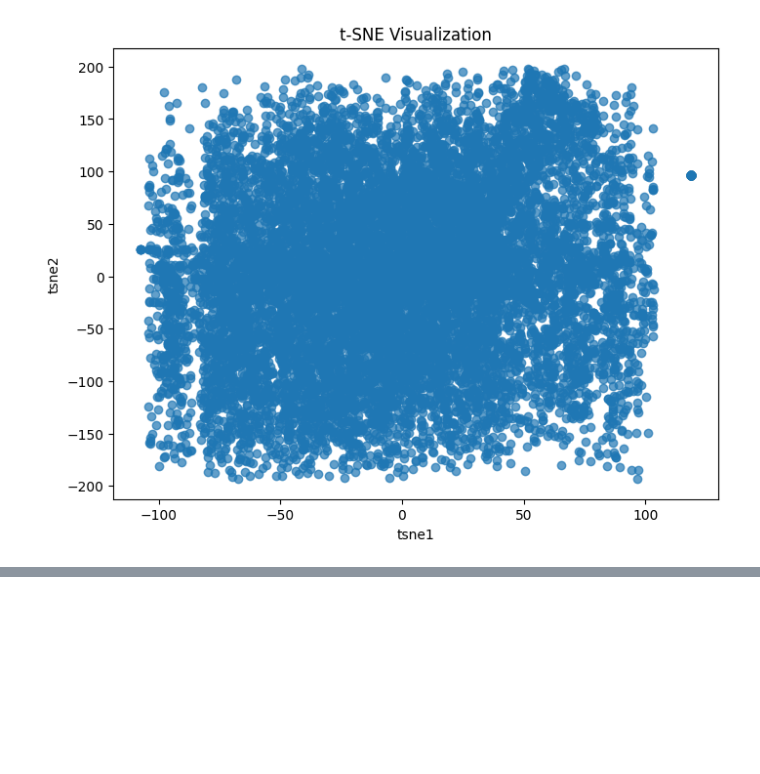
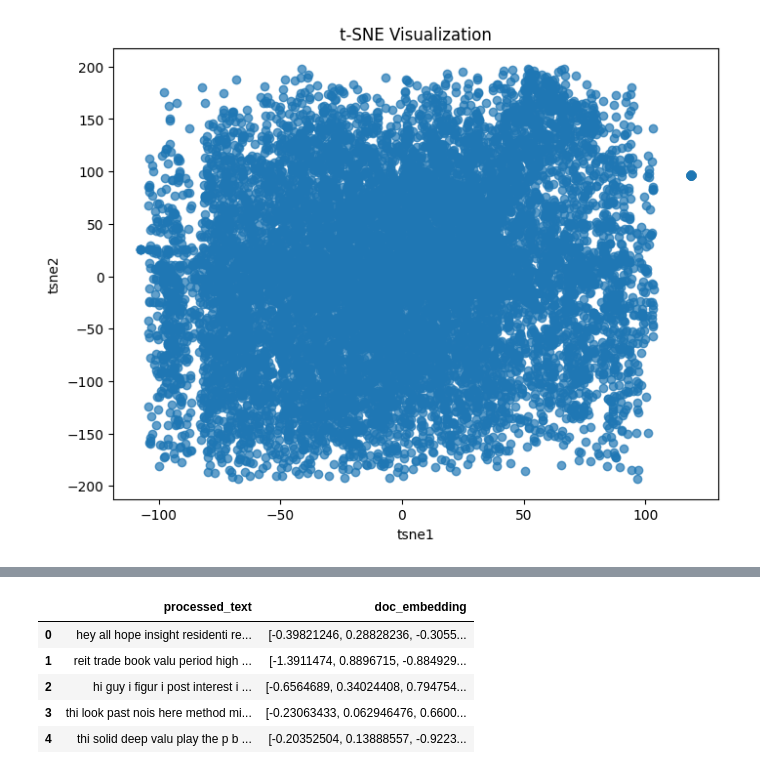
Before and after one commit to AlexIvlev/analytics_platform, a Jupyter notebook: notebooks/eda/YP_2024_Reddit_dataset_EDA.ipynb, the cells around one changed output, grey strips where cells are left out. Saved outputs shown, nothing was run; the diff lists cells and outputs as text; code cells hidden in the pictures; blank space fills up the shorter version.

Commit message:
Add Doc2Vec embeddings

```diff
--- a/notebooks/eda/YP_2024_Reddit_dataset_EDA.ipynb
+++ b/notebooks/eda/YP_2024_Reddit_dataset_EDA.ipynb
@@ -391,0 +401,8 @@ plt.show()
+# %%
+tagged_data = [TaggedDocument(words=text.split(), tags=[doc_id]) for text, doc_id in zip(df['processed_text'], df['id'])]
+# %%
+model = Doc2Vec(vector_size=100, window=5, min_count=2, workers=4, epochs=40)
+
+model.build_vocab(tagged_data)
+
+model.train(tagged_data, total_examples=model.corpus_count, epochs=model.epochs)
@@ -391,0 +418,10 @@ plt.show()
+# %%
+df['doc_embedding'] = df['id'].map(lambda x: model.dv[str(x)])
+df[['processed_text', 'doc_embedding']].head()
+# %% [output]
+|  | processed_text | doc_embedding |
+| 0 | hey all hope insight residenti re... | [-0.39821246, 0.28828236, -0.3055... |
+| 1 | reit trade book valu period high ... | [-1.3911474, 0.8896715, -0.884929... |
+| 2 | hi guy i figur i post interest i ... | [-0.6564689, 0.34024408, 0.794754... |
+| 3 | thi look past nois here method mi... | [-0.23063433, 0.062946476, 0.6600... |
+| 4 | thi solid deep valu play the p b ... | [-0.20352504, 0.13888557, -0.9223... |
```
Also changed, not shown: parts of 5 cells of this notebook.
